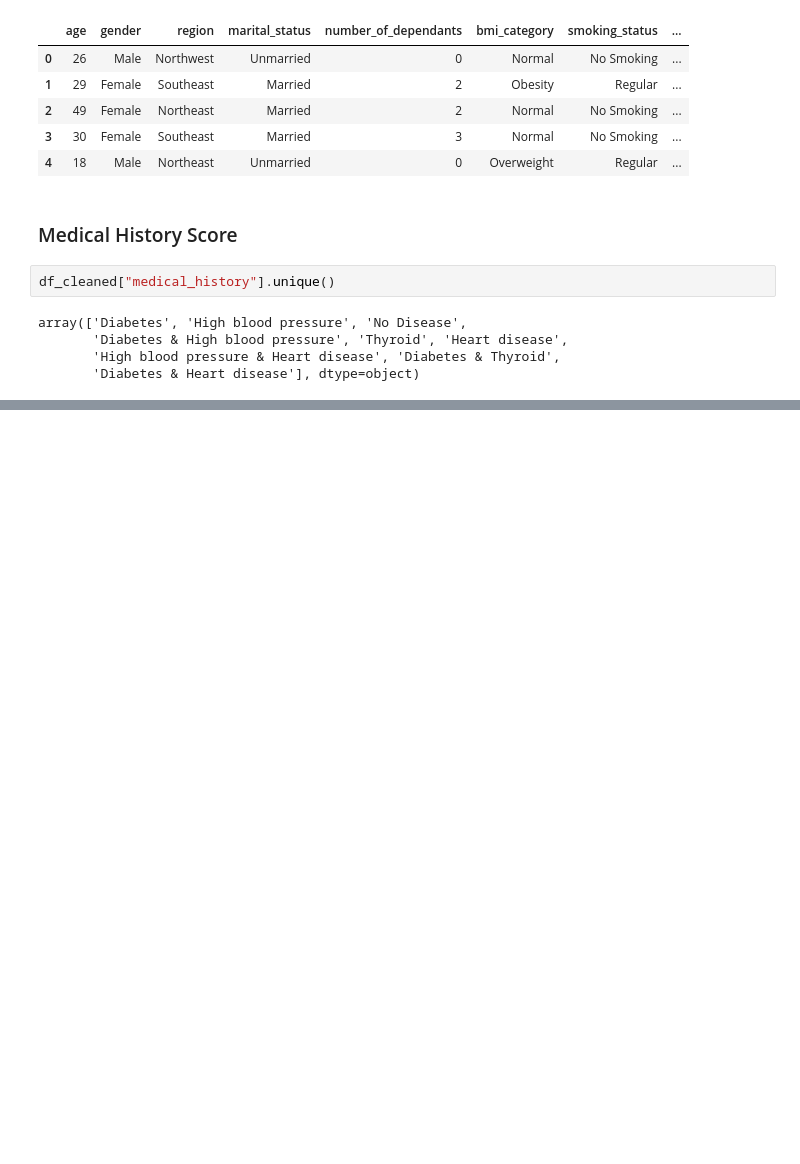
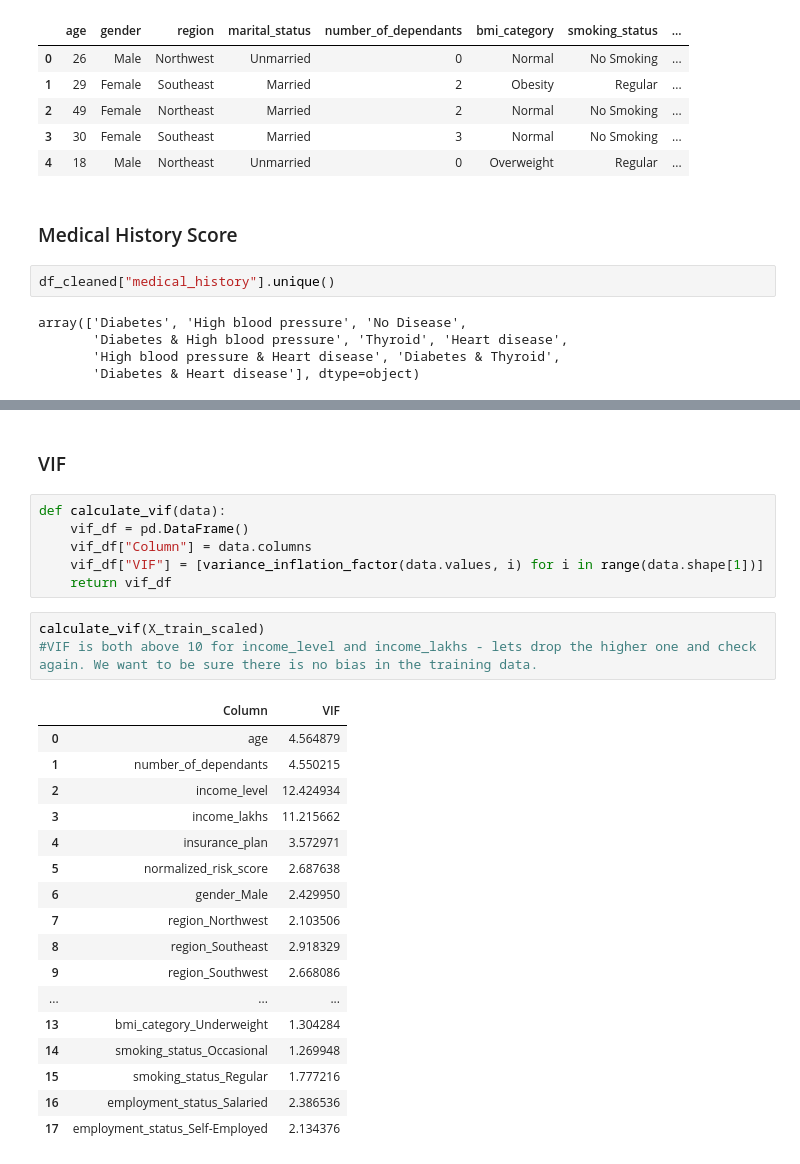
Before and after one commit to HMurawski/Health-Insurance-Model, a Jupyter notebook: notebooks/02_feature_engineering.ipynb, the cells around one changed output, grey strips where cells are left out. Drawn from its saved outputs; the diff is of its cells as text; blank space fills up the shorter version.

```diff
--- a/notebooks/02_feature_engineering.ipynb
+++ b/notebooks/02_feature_engineering.ipynb
@@ -38,0 +168,29 @@ array(['Diabetes', 'High blood pressure', 'No Disease',
+# %% [markdown]
+### VIF
+# %%
+def calculate_vif(data):
+    vif_df = pd.DataFrame()
+    vif_df["Column"] = data.columns
+    vif_df["VIF"] = [variance_inflation_factor(data.values, i) for i in range(data.shape[1])]
+    return vif_df
+# %%
+calculate_vif(X_train_scaled)
+#VIF is both above 10 for income_level and income_lakhs - lets drop the higher one and check again. We want to be sure there is no bias in the training data.
+# %% [output]
+|  | Column | VIF |
+| 0 | age | 4.564879 |
+| 1 | number_of_dependants | 4.550215 |
+| 2 | income_level | 12.424934 |
+| 3 | income_lakhs | 11.215662 |
+| 4 | insurance_plan | 3.572971 |
+| 5 | normalized_risk_score | 2.687638 |
+| 6 | gender_Male | 2.429950 |
+| 7 | region_Northwest | 2.103506 |
+| 8 | region_Southeast | 2.918329 |
+| 9 | region_Southwest | 2.668086 |
+| ... | ... | ... |
+| 13 | bmi_category_Underweight | 1.304284 |
+| 14 | smoking_status_Occasional | 1.269948 |
+| 15 | smoking_status_Regular | 1.777216 |
+| 16 | employment_status_Salaried | 2.386536 |
+| 17 | employment_status_Self-Employed | 2.134376 |
```
Also changed, not shown: parts of 20 cells of this notebook.
